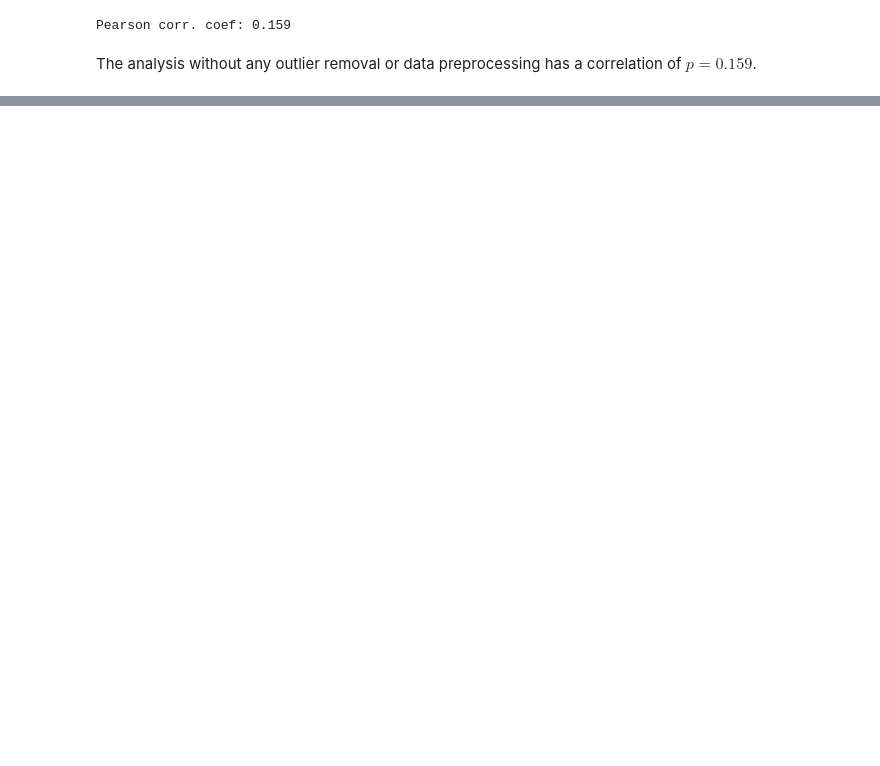
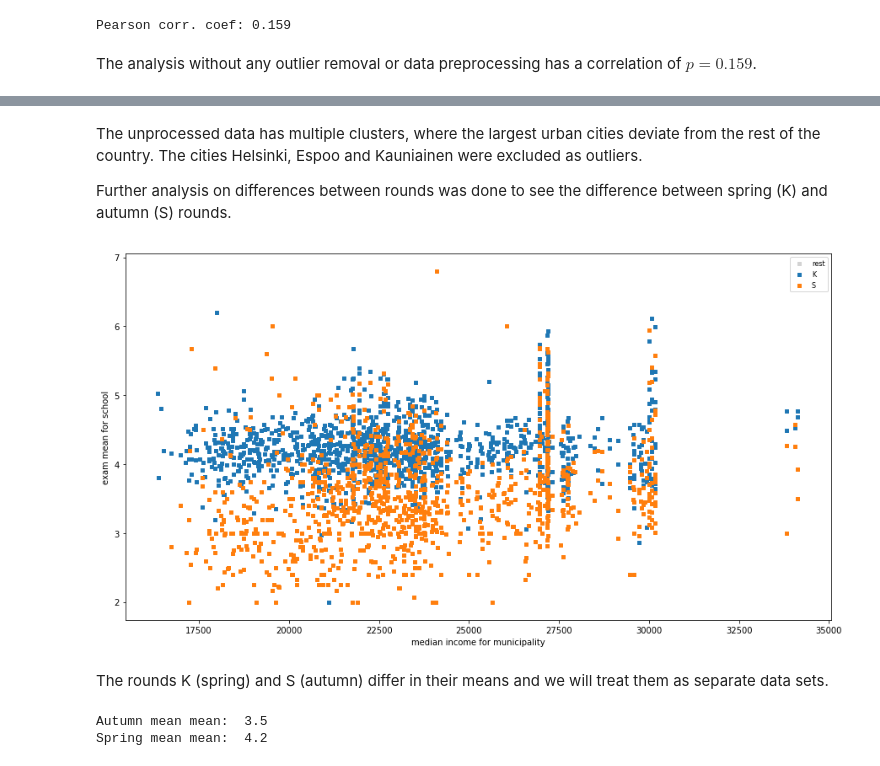
Before and after one commit to gamgi/BDA-project, a Jupyter notebook: study.ipynb, the cells around one changed output, grey strips where cells are left out. Cells and saved outputs as stored; diff of their text form; code cells hidden in the pictures; blank space fills up the shorter version.

```diff
--- a/study.ipynb
+++ b/study.ipynb
@@ -167,0 +114,25 @@ Lorem ipsum.
+# %% [markdown]
+The unprocessed data has multiple clusters, where the largest urban cities deviate from the rest of the country. The cities Helsinki, Espoo and Kauniainen were excluded as outliers.
+
+
+Further analysis on differences between rounds was done to see the difference between spring (K) and autumn (S) rounds.
+# %%
+plot_data(df_all, selected_classes=['K','S'], class_variable='season')
+# %% [output]
+[figure, added]
+# %% [markdown]
+The rounds K (spring) and S (autumn) differ in their means and we will treat them as separate data sets.
+# %%
+excluded_municipalities = ['Helsinki', 'Espoo', 'Kauniainen']
+df_clean_spring = df_all[
+                    (~df_all['municipality'].isin(excluded_municipalities)) &
+                    (df_all['season'] == 'K')]
+df_clean_autumn = df_all[
+                    (~df_all['municipality'].isin(excluded_municipalities)) &
+                    (df_all['season'] == 'S')]
+
+print("Autumn mean mean: ", round(df_clean_autumn.loc[:,'mean'].mean(),2))
+print("Spring mean mean: ",round(df_clean_spring.loc[:,'mean'].mean(),2))
+# %% [output]
+Autumn mean mean:  3.5
+Spring mean mean:  4.2
```
Also changed, not shown: parts of 17 cells of this notebook, 2 other files.
